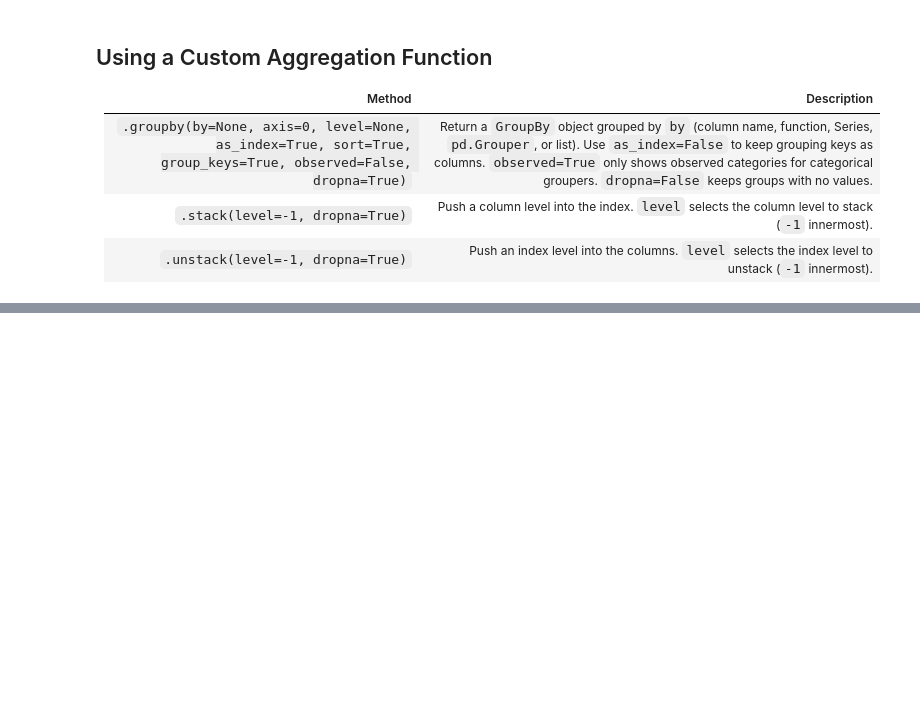
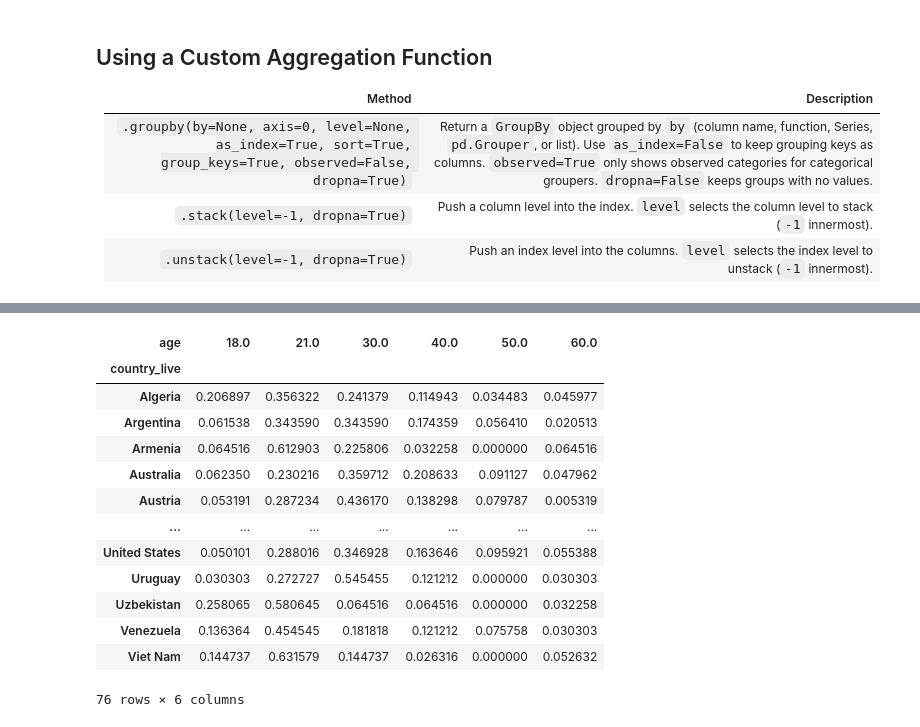
Before and after one commit to jeremyxtmeng/learning-pandas-plotting, a Jupyter notebook: learning_6_pandas_dataframe.ipynb, the cells around one changed output, grey strips where cells are left out. Cells and saved outputs as stored; diff of their text form; code cells hidden in the pictures; blank space fills up the shorter version.

```diff
--- a/learning_6_pandas_dataframe.ipynb
+++ b/learning_6_pandas_dataframe.ipynb
@@ -1450,0 +1851,17 @@ dtype: object
+# %%
+pd.crosstab(index=jb2.country_live, columns=jb2.age,normalize='index') # normalize by each row
+# %% [output]
+| age | 18.0 | 21.0 | 30.0 | 40.0 | 50.0 | 60.0 |
+| country_live |  |  |  |  |  |  |
+| Algeria | 0.206897 | 0.356322 | 0.241379 | 0.114943 | 0.034483 | 0.045977 |
+| Argentina | 0.061538 | 0.343590 | 0.343590 | 0.174359 | 0.056410 | 0.020513 |
+| Armenia | 0.064516 | 0.612903 | 0.225806 | 0.032258 | 0.000000 | 0.064516 |
+| Australia | 0.062350 | 0.230216 | 0.359712 | 0.208633 | 0.091127 | 0.047962 |
+| Austria | 0.053191 | 0.287234 | 0.436170 | 0.138298 | 0.079787 | 0.005319 |
+| ... | ... | ... | ... | ... | ... | ... |
+| United States | 0.050101 | 0.288016 | 0.346928 | 0.163646 | 0.095921 | 0.055388 |
+| Uruguay | 0.030303 | 0.272727 | 0.545455 | 0.121212 | 0.000000 | 0.030303 |
+| Uzbekistan | 0.258065 | 0.580645 | 0.064516 | 0.064516 | 0.000000 | 0.032258 |
+| Venezuela | 0.136364 | 0.454545 | 0.181818 | 0.121212 | 0.075758 | 0.030303 |
+| Viet Nam | 0.144737 | 0.631579 | 0.144737 | 0.026316 | 0.000000 | 0.052632 |
+76 rows × 6 columns
```
Also changed, not shown: parts of 42 cells of this notebook, 1 other file.
